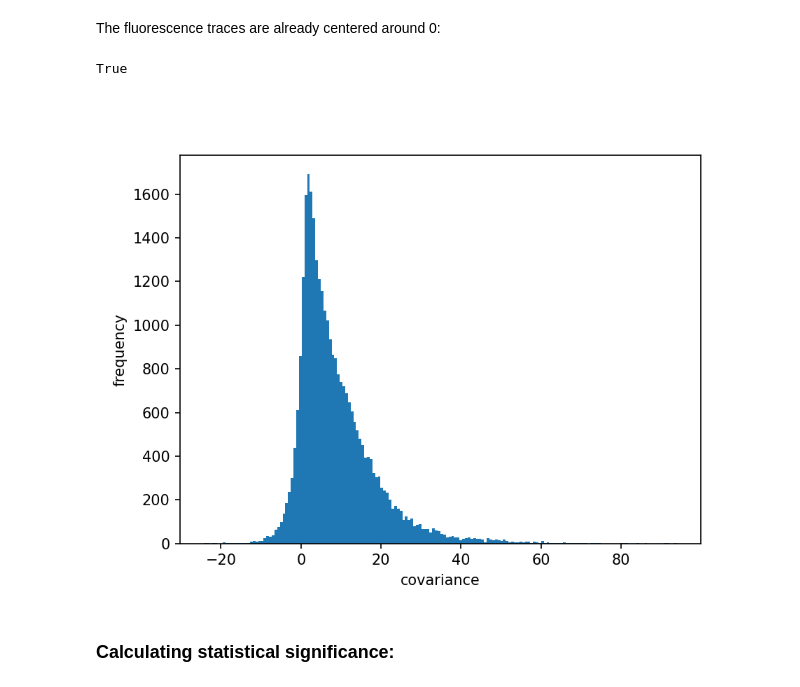
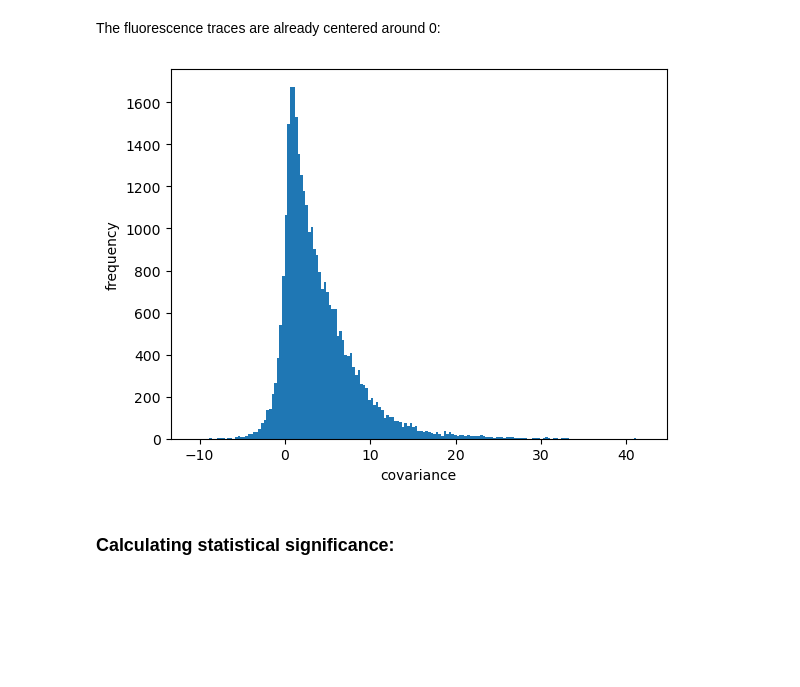
Before and after one commit to EmeEmu/IBIO-Banyuls2023-Python, a Jupyter notebook: day2_regression_and_decoding.ipynb, the cells around one changed output. Saved outputs shown, nothing was run; the diff lists cells and outputs as text; code cells hidden in the pictures; blank space fills up the shorter version.

```diff
--- a/day2_regression_and_decoding.ipynb
+++ b/day2_regression_and_decoding.ipynb
@@ -142,2 +143,3 @@ from scipy.interpolate import interp1d
 # %%
-tail_deflection_std_conv_interp_f=interp1d(tail_times,tail_deflection_std_conv,kind='linear',fill_value='extrapolate')
+forward_thrust_conv_interp_f=interp1d(tail_times,forward_thrust_conv,kind='linear',fill_value='extrapolate')
+signal_forward=forward_thrust_conv_interp_f(brain_times)
@@ -166,23 +206,41 @@ $$Cov(x,y)=\overline{(x-\bar{x})\cdot(y-\bar{y})}$$
 Regions where both signals are larger or smaller than their averages give positive contibutions, whereas regions where one is larger and the other is smaller give negative contributions.  This way correlated signals we'll have a positive covariance, anticorrelated signals a negative covariance, and uncorrelated signals a covariance that is close to zero (how much?).
 # %% [markdown]
 The fluorescence traces are already centered around 0:
-# %%
-np.allclose(np.mean(brain_fluorescence,axis=1),0)
-# %% [output]
-True
-# %%
-tail_signal_centered=tail_signal-np.mean(tail_signal)
-covariance=np.zeros(len(brain_fluorescence))
-for i in range(len(brain_fluorescence)):
-    covariance[i]=np.mean(tail_signal_centered*brain_fluorescence[i])
+# %%
+def calculate_covariance(signal,dff):
+    """Calculate covariance values between signal and rescaled fluorescence for all neurons.
+
+    Parameters :
+    ------------
+    signal : 1d array
+        external signal, shape (n_timepoints)
+
+    dff : 2d array
+        rescaled fluorescence traces for all neurons, shape (n_neurons,n_timepoints)
+
+    Return :
+    --------
+    covariance : 1d array
+        covariance values
+    """
+    n_neurons=len(dff)
+    signal=signal-np.mean(signal)
+    dff=dff-np.mean(dff,axis=1).reshape(-1,1)
+    covariance=np.zeros(n_neurons)
+    for i in range(n_neurons):
+        covariance[i]=np.mean(signal*dff[i])
+
+    return covariance
+# %%
+covariance_forward=calculate_covariance(signal_forward,dff)
 # %%
 fig,ax=plt.subplots(dpi=dpi)
-ax.hist(covariance,bins='auto')
+ax.hist(covariance_forward,bins='auto')
 ax.set_xlabel('covariance')
 ax.set_ylabel('frequency')
 plt.show()
 # %% [output]
-[figure, old version]
+[figure, new version]
 # %% [markdown]
 ### Calculating statistical significance:
 # %% [markdown]
```
Also changed, not shown: parts of 181 cells of this notebook, 2 other files.
